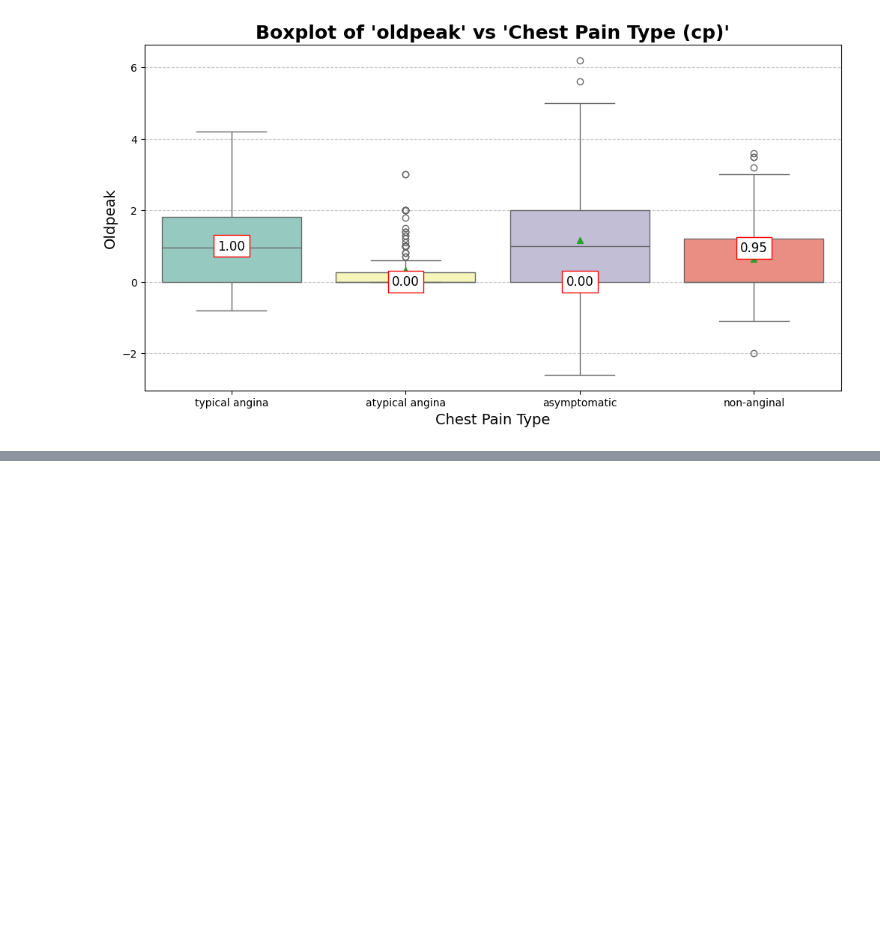
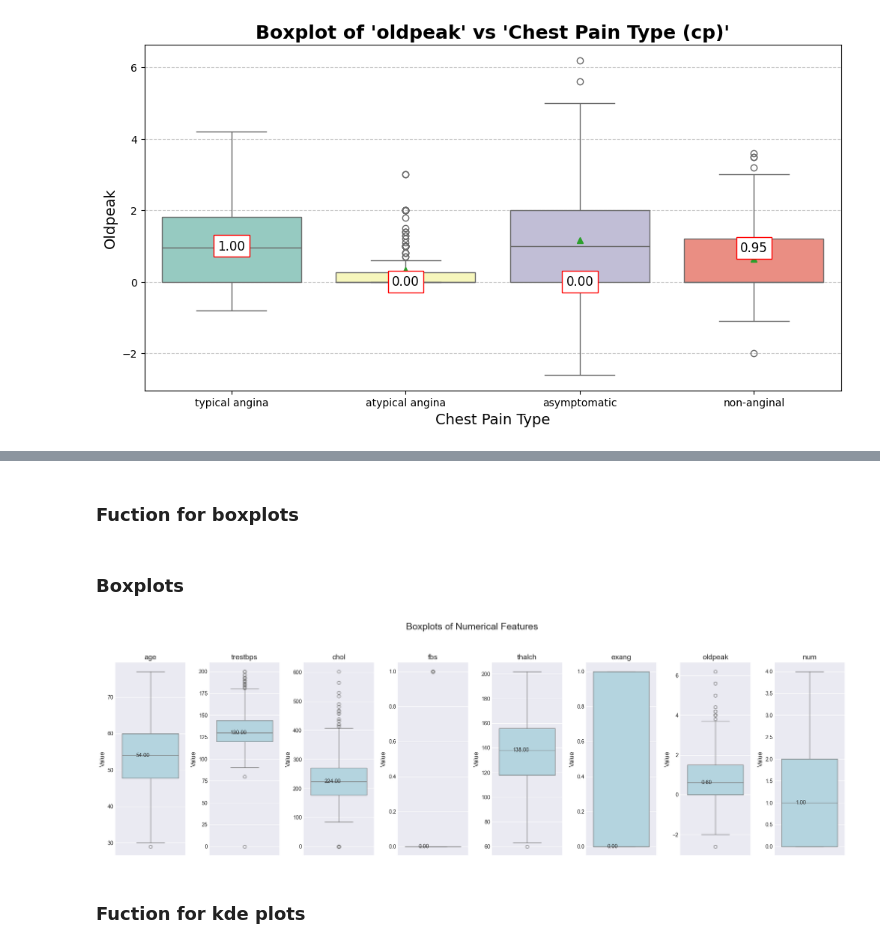
Before and after one commit to Ayush-dhabale/ExeclR_Assignments, a Jupyter notebook: Decision Trees/eda.ipynb, the cells around one changed output, grey strips where cells are left out. Saved outputs shown, nothing was run; the diff lists cells and outputs as text; code cells hidden in the pictures; blank space fills up the shorter version.

```diff
--- a/Decision Trees/eda.ipynb
+++ b/Decision Trees/eda.ipynb
@@ -258,0 +365,25 @@ plt.show()
+# %% [markdown]
+### Fuction for boxplots
+# %%
+def create_boxplots(data, features, figsize=(20, 6)):
+    plt.style.use('seaborn-v0_8-darkgrid')
+    fig, axes = plt.subplots(1, len(features), figsize=figsize)
+    fig.suptitle('Boxplots of Numerical Features', fontsize=18, y=1.05)
+
+    for idx, feature in enumerate(features):
+        sns.boxplot(y=data[feature], ax=axes[idx], color='lightblue')
+        axes[idx].set_title(f'{feature}', fontsize=14)
+        axes[idx].set_ylabel('Value', fontsize=12)
+        median_val = data[feature].median()
+        axes[idx].text(-0.2, median_val, f'{median_val:.2f}', fontsize=10, verticalalignment='center')
+
+    plt.tight_layout()
+# %% [markdown]
+### Boxplots
+# %%
+create_boxplots(data = df,
+                features= numerical_columns)
+# %% [output]
+[figure, added]
+# %% [markdown]
+### Fuction for kde plots
```
Also changed, not shown: parts of 71 cells of this notebook, 1 other file.
